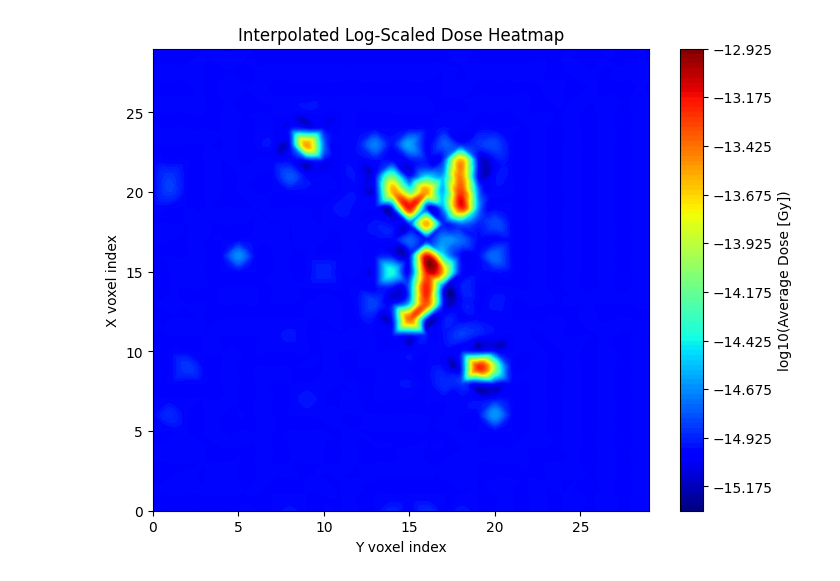
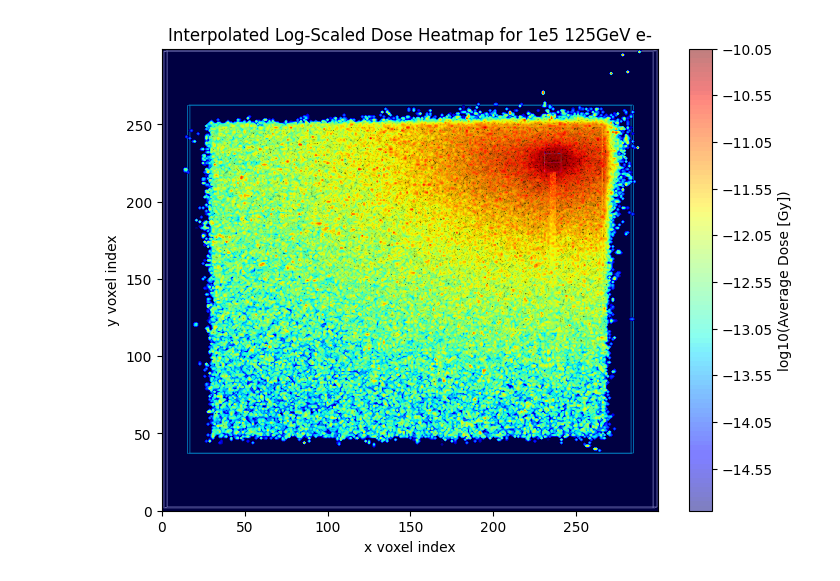
Before and after one commit to waleey/RE03, a Jupyter notebook: analysis.ipynb, the cells around one changed output. Saved outputs shown, nothing was run; the diff lists cells and outputs as text; code cells hidden in the pictures.

```diff
--- a/analysis.ipynb
+++ b/analysis.ipynb
@@ -62,38 +99,49 @@ plt.show()
 # %%
-import numpy as np
-import pandas as pd
-import matplotlib.pyplot as plt
-from scipy.interpolate import griddata
-
 # Load data
-z_slice = 10
-df = pd.read_csv("dDeposit.csv")
+z_slice = 198
+#df = pd.read_csv("dDeposit.csv")
 #df_avg = df.groupby(['iX', 'iY'])['dose'].mean().reset_index()
 df_avg = df_slice = df[df['iZ'] == z_slice]
 
 
 df_slice = df[df['iZ'] == z_slice]
 
 # Coordinates and values
 x = df_avg['iX'].values
 y = df_avg['iY'].values
 z = np.log10(df_avg['dose'].values + 1e-15)
 
 # Create grid to interpolate on
 xi = np.linspace(min(x), max(x), 300)
 yi = np.linspace(min(y), max(y), 300)
 xi, yi = np.meshgrid(xi, yi)
 
 # Interpolate
 zi = griddata((x, y), z, (xi, yi), method='cubic')
 
+#Loading bg image
+# Load background geometry image
+bg_img = Image.open("detector_overlay.png")
+bg_array = np.array(bg_img)
+bg_array = np.flipud(bg_img)
+plt.figure(figsize=(8, 6))
+
+
+
 # Plot
-plt.figure(figsize=(8, 6))
-contour = plt.contourf(yi, xi, zi, levels=100, cmap='jet')  # Notice yi and xi order
+contour = plt.contourf(xi, yi, zi, levels=100, cmap='jet', alpha = 0.5)  # Notice yi and xi order
 plt.colorbar(contour, label='log10(Average Dose [Gy])')
-plt.title("Interpolated Log-Scaled Dose Heatmap")
-plt.xlabel("Y voxel index")
-plt.ylabel("X voxel index")
+plt.title("Interpolated Log-Scaled Dose Heatmap for 1e5 125GeV e-")
+plt.xlabel("x voxel index")
+plt.ylabel("y voxel index")
+
+plt.imshow(
+    bg_array,
+    extent=[min(y), max(y), min(x), max(x)],  # align with voxel coordinates
+    origin='lower',
+    aspect='auto'
+)
+
 plt.show()
 # %% [output]
-[figure, old version]
+[figure, new version]
```
Also changed, not shown: parts of 11 cells of this notebook, 7 other files.
